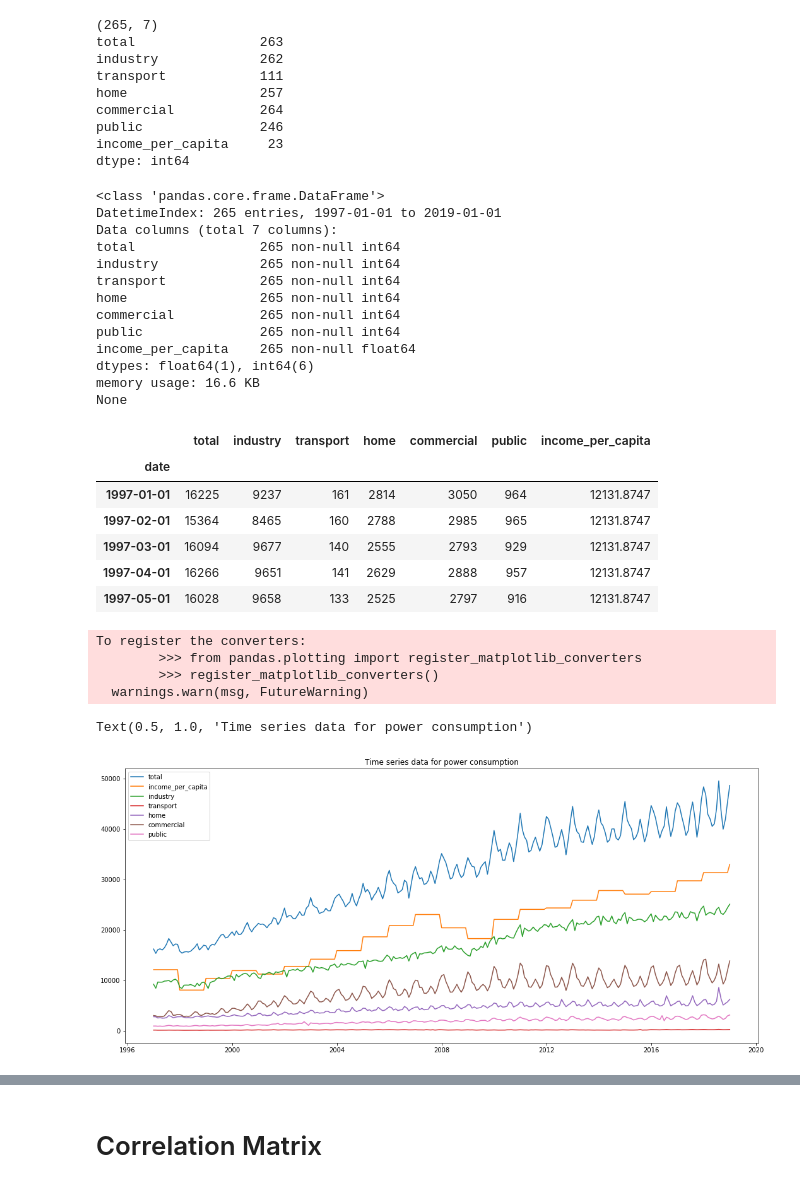
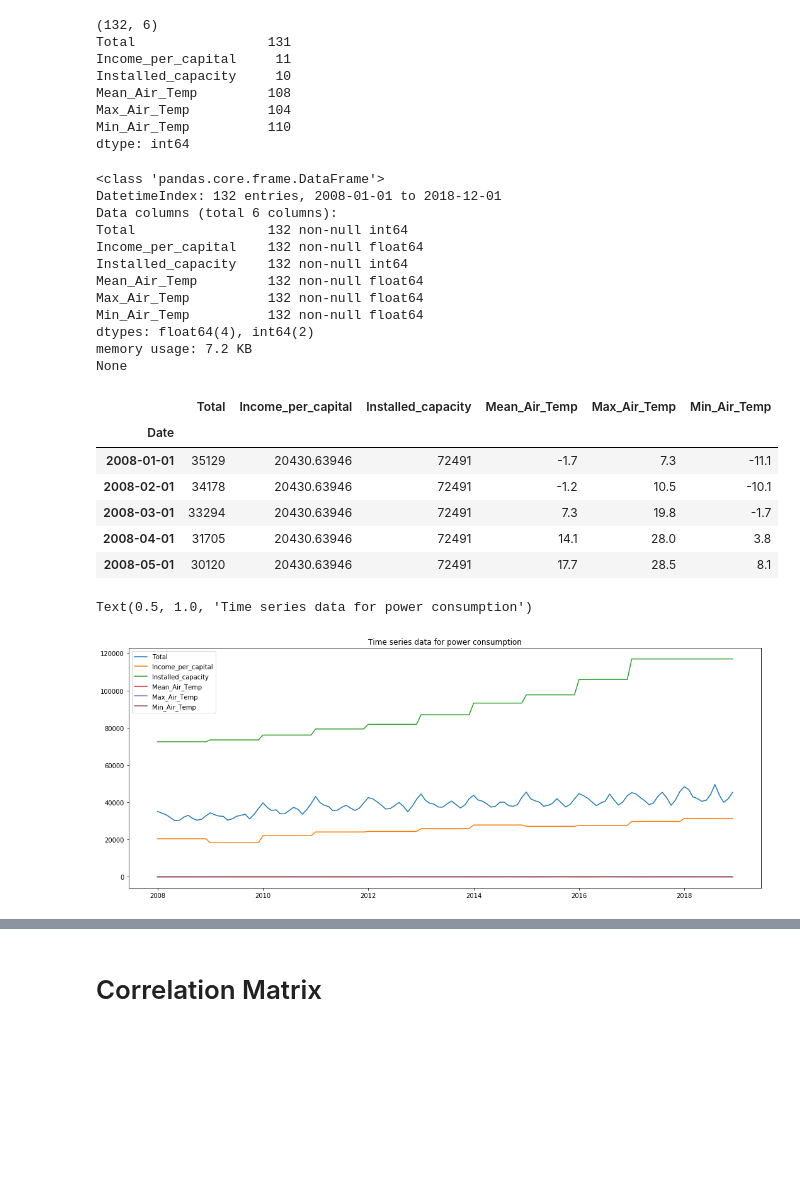
Before and after one commit to hwansoo1981/ai, a Jupyter notebook: GroupA_PowerGrid.ipynb, the cells around one changed output, grey strips where cells are left out. Saved outputs shown, nothing was run; the diff lists cells and outputs as text; code cells hidden in the pictures; blank space fills up the shorter version.

```diff
--- a/GroupA_PowerGrid.ipynb
+++ b/GroupA_PowerGrid.ipynb
@@ -33,65 +15,58 @@ dateparse = lambda dates: pd.datetime.strptime(dates, '%Y.%m.%d')
 #df_pg = pd.read_csv("https://drive.google.com/uc?export=download&id=1R8N2_7ggwzttLtyLqCrf2ng4HeQ7BlHs", parse_dates=['date'], index_col='date',date_parser=dateparse)
 
 # For Github
-df_pg = pd.read_csv("https://raw.githubusercontent.com/tgjeon/kings/master/data-01-powergrid.csv", parse_dates=['date'], index_col='date',date_parser=dateparse)
+df_pg = pd.read_csv("https://raw.githubusercontent.com/hwansoo1981/dataset/master/groupA20190717.csv", parse_dates=['Date'], index_col='Date',date_parser=dateparse)
 # %%
 print(df_pg.shape)
 print(df_pg.nunique())
 # %% [output]
-(265, 7)
-total                263
-industry             262
-transport            111
-home                 257
-commercial           264
-public               246
-income_per_capita     23
+(132, 6)
+Total                 131
+Income_per_capital     11
+Installed_capacity     10
+Mean_Air_Temp         108
+Max_Air_Temp          104
+Min_Air_Temp          110
 dtype: int64
 # %%
 print(df_pg.info())
 # %% [output]
 <class 'pandas.core.frame.DataFrame'>
-DatetimeIndex: 265 entries, 1997-01-01 to 2019-01-01
-Data columns (total 7 columns):
-total                265 non-null int64
-industry             265 non-null int64
-transport            265 non-null int64
-home                 265 non-null int64
-commercial           265 non-null int64
-public               265 non-null int64
-income_per_capita    265 non-null float64
-dtypes: float64(1), int64(6)
-memory usage: 16.6 KB
+DatetimeIndex: 132 entries, 2008-01-01 to 2018-12-01
+Data columns (total 6 columns):
+Total                 132 non-null int64
+Income_per_capital    132 non-null float64
+Installed_capacity    132 non-null int64
+Mean_Air_Temp         132 non-null float64
+Max_Air_Temp          132 non-null float64
+Min_Air_Temp          132 non-null float64
+dtypes: float64(4), int64(2)
+memory usage: 7.2 KB
 None
 # %%
 df_pg.head()
 # %% [output]
-|  | total | industry | transport | home | commercial | public | income_per_capita |
-| date |  |  |  |  |  |  |  |
-| 1997-01-01 | 16225 | 9237 | 161 | 2814 | 3050 | 964 | 12131.8747 |
-| 1997-02-01 | 15364 | 8465 | 160 | 2788 | 2985 | 965 | 12131.8747 |
-| 1997-03-01 | 16094 | 9677 | 140 | 2555 | 2793 | 929 | 12131.8747 |
-| 1997-04-01 | 16266 | 9651 | 141 | 2629 | 2888 | 957 | 12131.8747 |
-| 1997-05-01 | 16028 | 9658 | 133 | 2525 | 2797 | 916 | 12131.8747 |
+|  | Total | Income_per_capital | Installed_capacity | Mean_Air_Temp | Max_Air_Temp | Min_Air_Temp |
+| Date |  |  |  |  |  |  |
+| 2008-01-01 | 35129 | 20430.63946 | 72491 | -1.7 | 7.3 | -11.1 |
+| 2008-02-01 | 34178 | 20430.63946 | 72491 | -1.2 | 10.5 | -10.1 |
+| 2008-03-01 | 33294 | 20430.63946 | 72491 | 7.3 | 19.8 | -1.7 |
+| 2008-04-01 | 31705 | 20430.63946 | 72491 | 14.1 | 28.0 | 3.8 |
+| 2008-05-01 | 30120 | 20430.63946 | 72491 | 17.7 | 28.5 | 8.1 |
 # %%
-plt.figure(figsize=(18,8))
-plt.plot(df_pg['total'])
-plt.plot(df_pg['income_per_capita'])
-plt.plot(df_pg['industry'])
-plt.plot(df_pg['transport'])
-plt.plot(df_pg['home'])
-plt.plot(df_pg['commercial'])
-plt.plot(df_pg['public'])
+plt.figure(figsize=(18,7))
+plt.plot(df_pg['Total'])
+plt.plot(df_pg['Income_per_capital'])
+plt.plot(df_pg['Installed_capacity'])
+plt.plot(df_pg['Mean_Air_Temp'])
+plt.plot(df_pg['Max_Air_Temp'])
+plt.plot(df_pg['Min_Air_Temp'])
 
 plt.legend()
 plt.title('Time series data for power consumption')
 # %% [output]
-To register the converters:
-        >>> from pandas.plotting import register_matplotlib_converters
-        >>> register_matplotlib_converters()
-  warnings.warn(msg, FutureWarning)
+Text(0.5, 1.0, 'Time series data for power consumption')
-Text(0.5, 1.0, 'Time series data for power consumption')
-[figure, old version]
+[figure, new version]
 # %%
 plt.figure(figsize = (12, 6))
 
```
Also changed, not shown: parts of 16 cells of this notebook.
